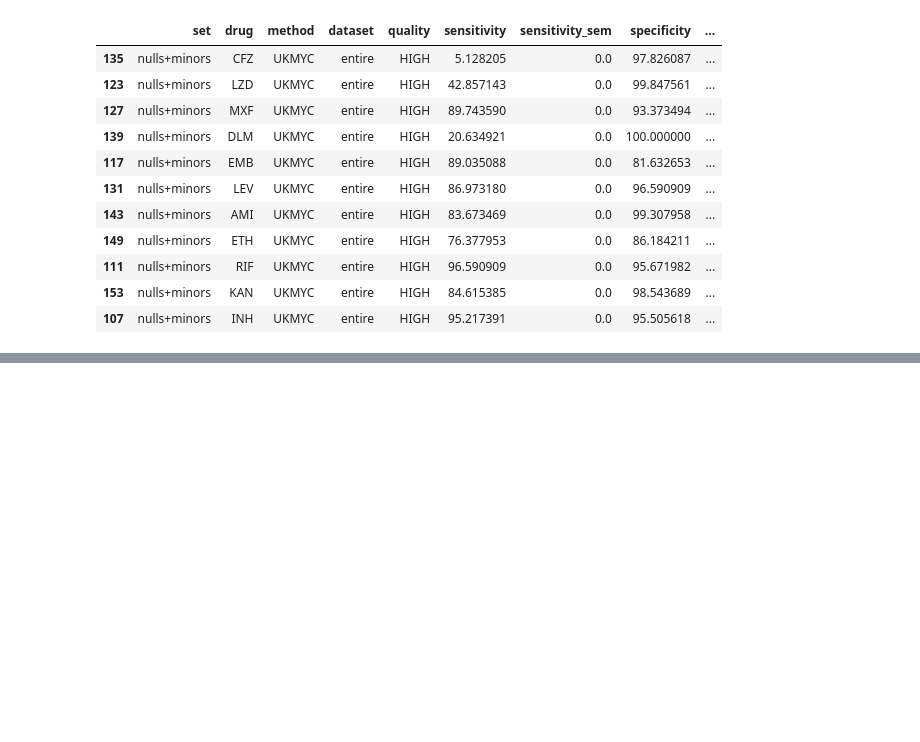
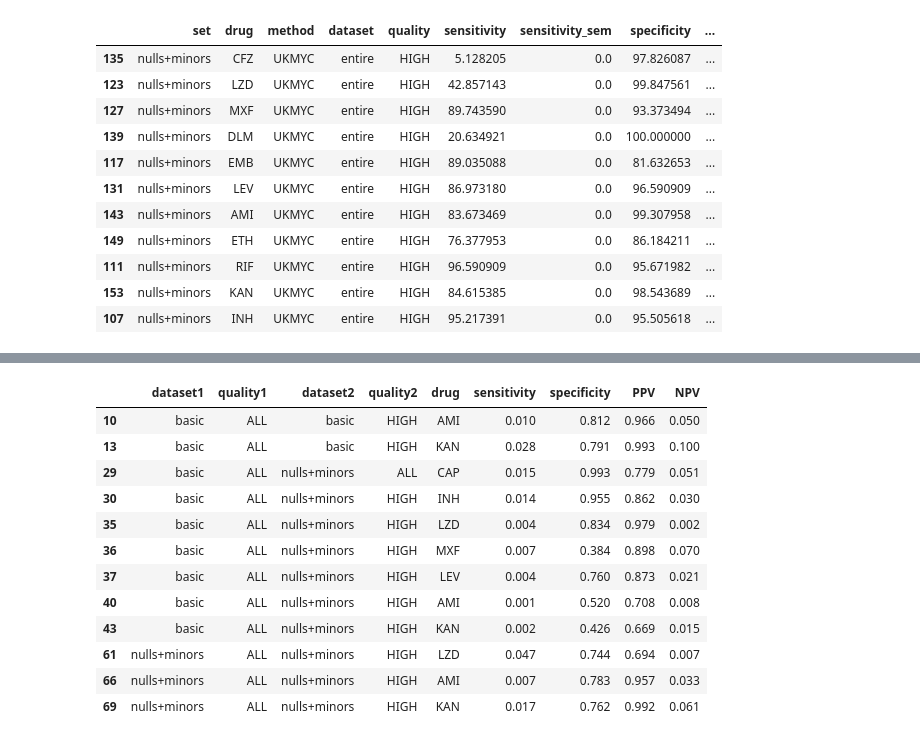
Before and after one commit to fowler-lab/validate-myco-amr, a Jupyter notebook: create-results-table.ipynb, the cells around one changed output, grey strips where cells are left out. Cells and saved outputs as stored; diff of their text form; code cells hidden in the pictures; blank space fills up the shorter version.

```diff
--- a/create-results-table.ipynb
+++ b/create-results-table.ipynb
@@ -397,0 +475,16 @@ df.sort_values(by='Total')
+# %%
+statistical_table[statistical_table.sensitivity<0.05]
+# %% [output]
+|  | dataset1 | quality1 | dataset2 | quality2 | drug | sensitivity | specificity | PPV | NPV |
+| 10 | basic | ALL | basic | HIGH | AMI | 0.010 | 0.812 | 0.966 | 0.050 |
+| 13 | basic | ALL | basic | HIGH | KAN | 0.028 | 0.791 | 0.993 | 0.100 |
+| 29 | basic | ALL | nulls+minors | ALL | CAP | 0.015 | 0.993 | 0.779 | 0.051 |
+| 30 | basic | ALL | nulls+minors | HIGH | INH | 0.014 | 0.955 | 0.862 | 0.030 |
+| 35 | basic | ALL | nulls+minors | HIGH | LZD | 0.004 | 0.834 | 0.979 | 0.002 |
+| 36 | basic | ALL | nulls+minors | HIGH | MXF | 0.007 | 0.384 | 0.898 | 0.070 |
+| 37 | basic | ALL | nulls+minors | HIGH | LEV | 0.004 | 0.760 | 0.873 | 0.021 |
+| 40 | basic | ALL | nulls+minors | HIGH | AMI | 0.001 | 0.520 | 0.708 | 0.008 |
+| 43 | basic | ALL | nulls+minors | HIGH | KAN | 0.002 | 0.426 | 0.669 | 0.015 |
+| 61 | nulls+minors | ALL | nulls+minors | HIGH | LZD | 0.047 | 0.744 | 0.694 | 0.007 |
+| 66 | nulls+minors | ALL | nulls+minors | HIGH | AMI | 0.007 | 0.783 | 0.957 | 0.033 |
+| 69 | nulls+minors | ALL | nulls+minors | HIGH | KAN | 0.017 | 0.762 | 0.992 | 0.061 |
```
Also changed, not shown: parts of 7 cells of this notebook, 2 other files.
